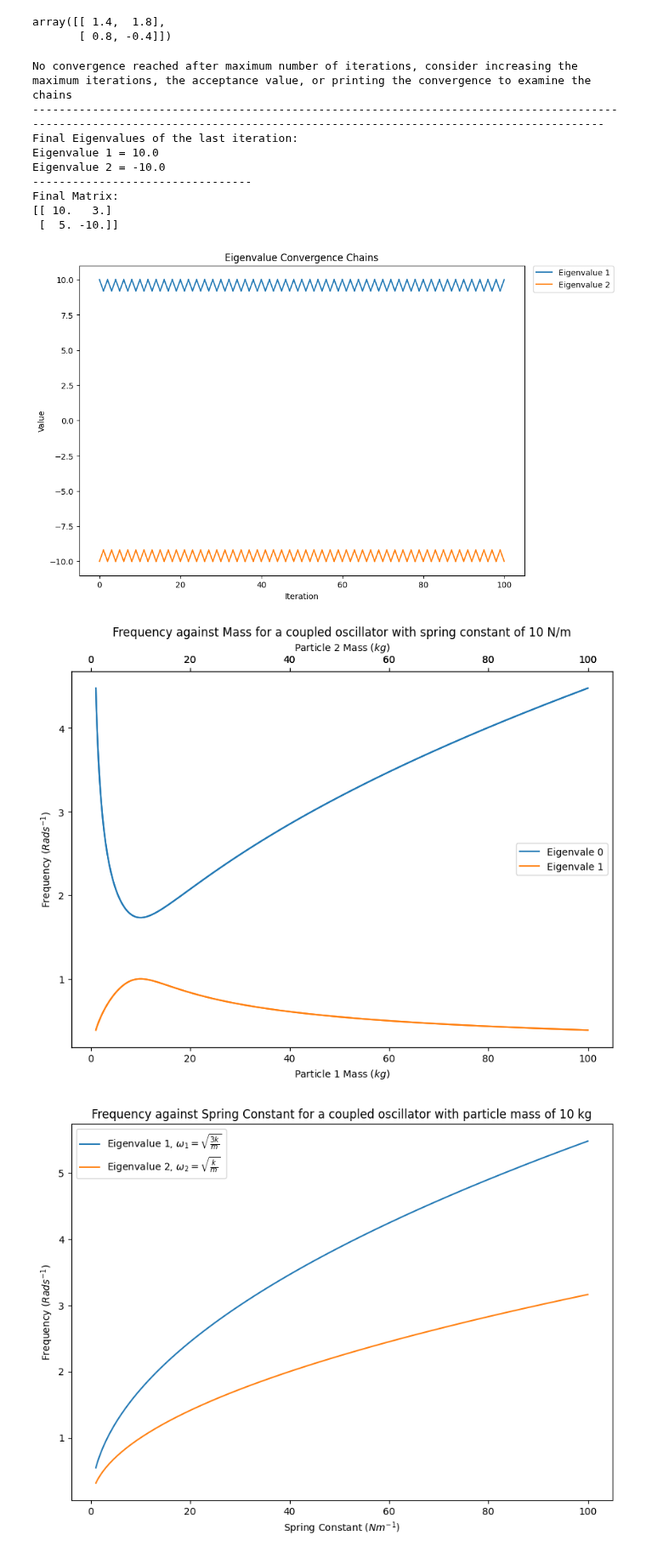
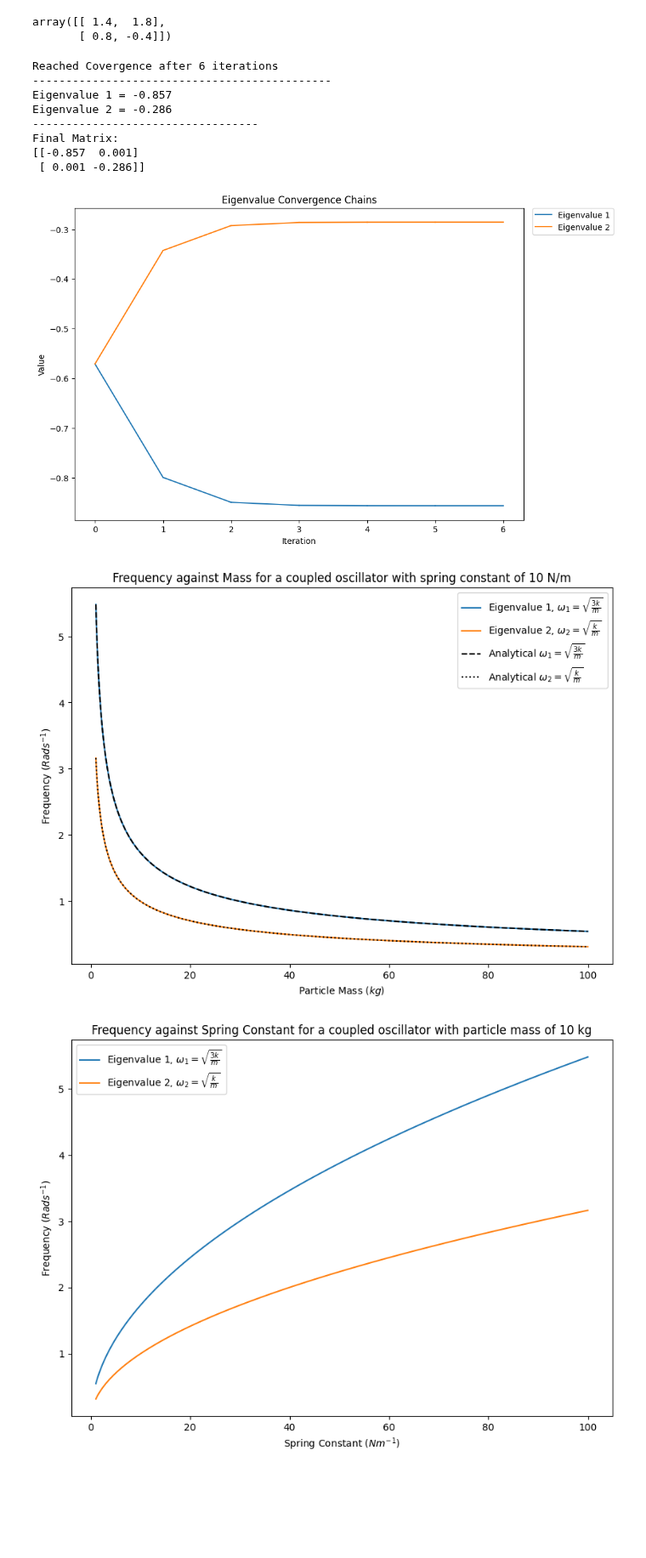
Before and after one commit to BryceDixon/Computational, a Jupyter notebook: Test1.ipynb, the cells around one changed output. Shown at 85% size. Cells and saved outputs as stored; diff of their text form; code cells hidden in the pictures; blank space fills up the shorter version.

Commit message:
plots

```diff
--- a/Test1.ipynb
+++ b/Test1.ipynb
@@ -37,25 +37,25 @@ array([[ 1.4,  1.8],
        [ 0.8, -0.4]])
 # %%
 matrix = np.array([(10,3),(5,-10)])
+matrix = os.os_matrix(4321,1234)
 A = qu.calculate(matrix, max_it = 100, acceptance = 0.001, print_conv = True, save_folder='C:/Users/bryce/Downloads', savefilename='convergence')
 # %% [output]
-No convergence reached after maximum number of iterations, consider increasing the maximum iterations, the acceptance value, or printing the convergence to examine the chains
-------------------------------------------------------------------------------------------------------------------------------------------------------------------------------
-Final Eigenvalues of the last iteration:
-Eigenvalue 1 = 10.0
-Eigenvalue 2 = -10.0
----------------------------------
+Reached Covergence after 6 iterations
+---------------------------------------------
+Eigenvalue 1 = -0.857
+Eigenvalue 2 = -0.286
+----------------------------------
 Final Matrix:
-[[ 10.   3.]
- [  5. -10.]]
+[[-0.857  0.001]
+ [ 0.001 -0.286]]
-[figure, old version]
+[figure, new version]
 # %%
 mass_range = np.geomspace(1,100,100)
 mass_range = np.array(mass_range)
-mass2_range = np.geomspace(100,1,100)
-os.mass_plot(mass_range, 10, mass2_range = mass2_range)
+mass2_range = np.geomspace(1,100,100)*2
+os.mass_plot(mass_range, 10, analytical = True, save_folder='C:/Users/bryce/Downloads', savefilename='mass_plot')
 # %% [output]
-[figure, old version]
+[figure, new version]
 # %%
 spring_const_range = np.geomspace(1,100,100)
 os.spring_const_plot(spring_const_range, 10)
```
Also changed, not shown: 1 other file.
